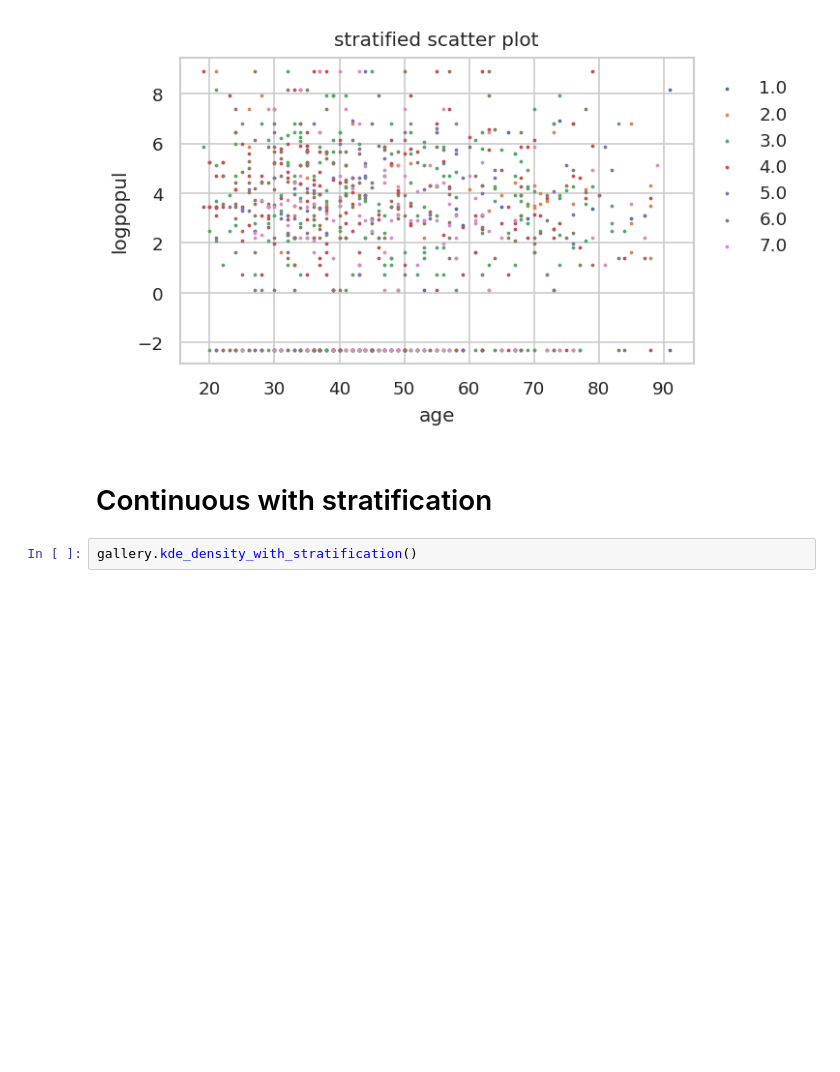
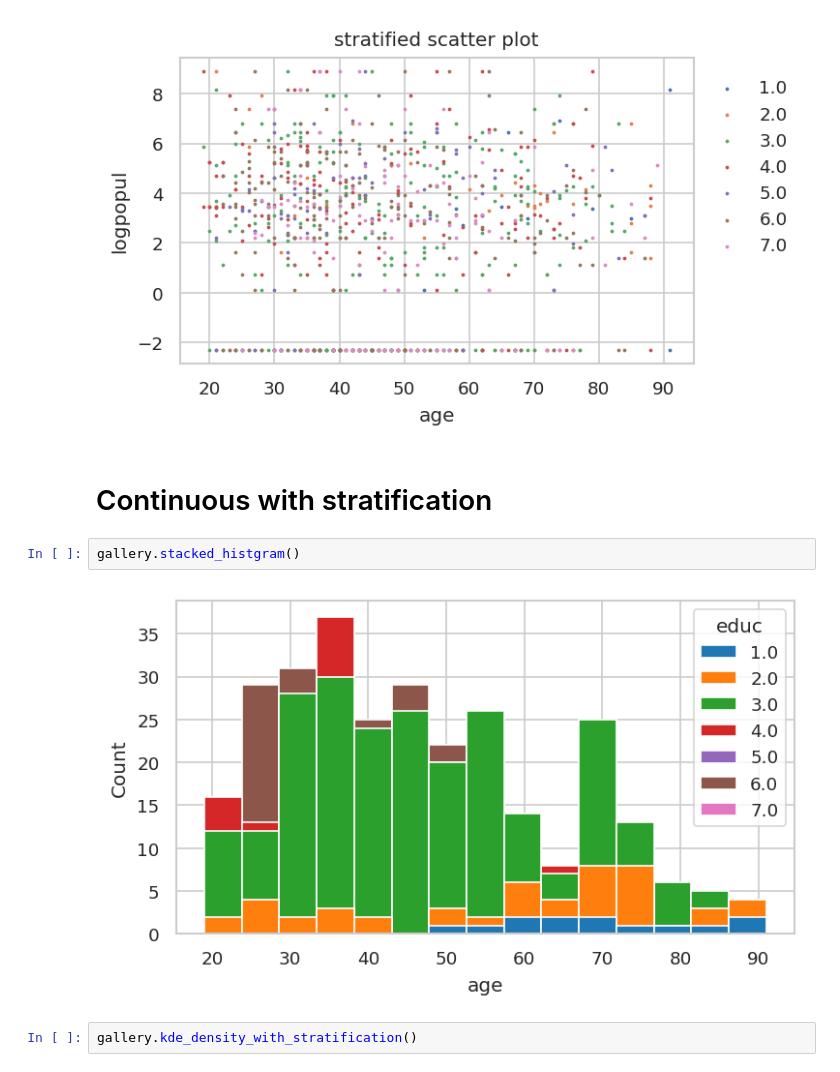
Before and after one commit to toshiakiasakura/matplotlib_gallery, a Jupyter notebook: src/1_gallery.ipynb, the cells around one changed output. Saved outputs shown, nothing was run; the diff lists cells and outputs as text; blank space fills up the shorter version.

```diff
--- a/src/1_gallery.ipynb
+++ b/src/1_gallery.ipynb
@@ -48,6 +54,10 @@ gallery.run_stratified_scatter()
 [figure]
 # %% [markdown]
 # Continuous with stratification
+# %%
+gallery.stacked_histgram()
+# %% [output]
+[figure, added]
 # %%
 gallery.kde_density_with_stratification()
 # %% [output]
```
Also changed, not shown: parts of 4 cells of this notebook, 1 other file.
